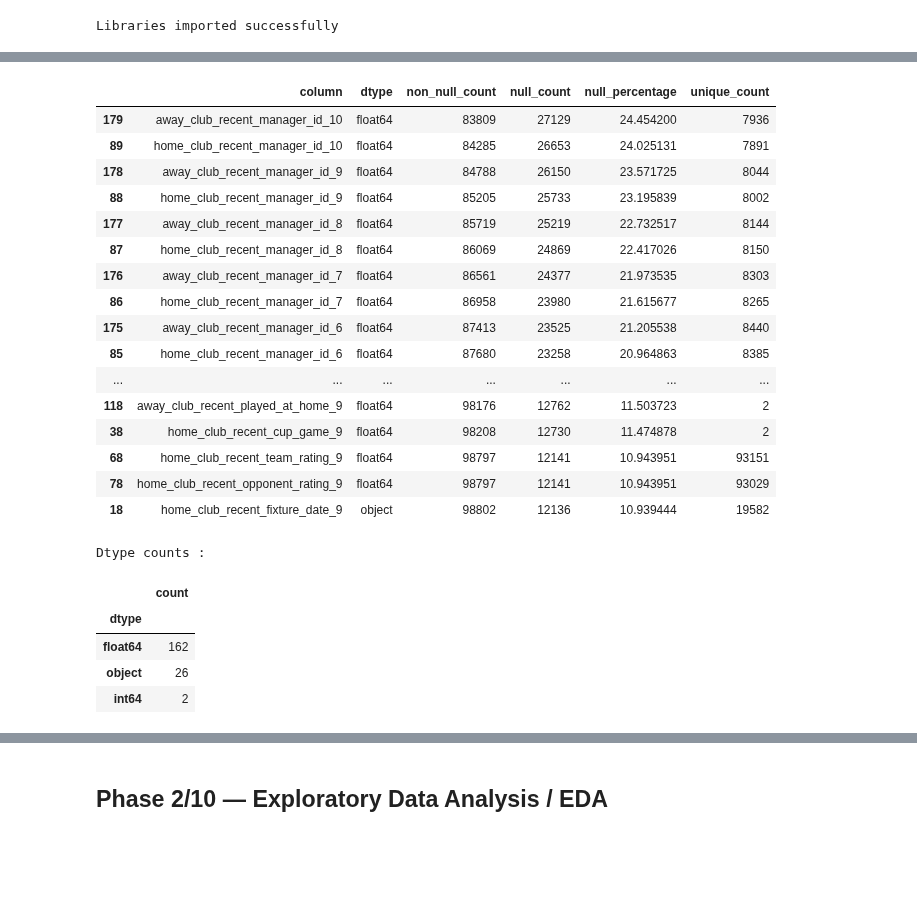
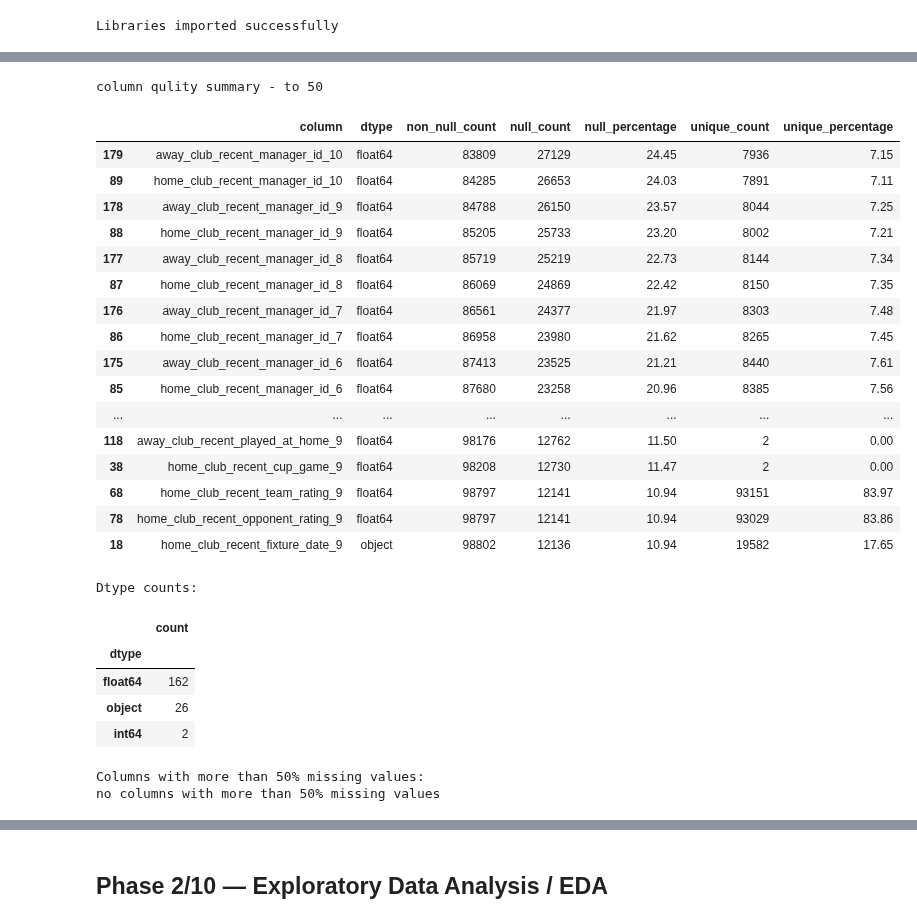
Before and after one commit to Aihan-2005/AiWithPython, a Jupyter notebook: Football_Match_Prediction/main.ipynb, the cells around one changed output, grey strips where cells are left out. Cells and saved outputs as stored; diff of their text form; code cells hidden in the pictures; blank space fills up the shorter version.

```diff
--- a/Football_Match_Prediction/main.ipynb
+++ b/Football_Match_Prediction/main.ipynb
@@ -237,41 +295,63 @@ Number of target classes: 3
 # %%
-dtype_summary = pd.DataFrame({
-    'column':df.columns,
+dtype_summary= pd.DataFrame({
+    'column' : df.columns,
     'dtype': df.dtypes.astype(str).values,
     'non_null_count': df.notna().sum().values,
     'null_count': df.isna().sum().values,
-    'null_percentage': (df.isna().mean().values *100),
+    'null_percentage': df.isna().mean().mul(100).round(2).values,
     'unique_count': [df[col].nunique(dropna=True) for col in df.columns]
 })
 
-display(dtype_summary.sort_values(['null_percentage','unique_count'],ascending=[False,False]).head(50))
 
-print('Dtype counts :')
+dtype_summary['unique_percentage'] = (
+    dtype_summary['unique_count'] / len(df)*100
+).round(2)
+
+dtype_summary = dtype_summary.sort_values(
+    ['null_percentage','unique_count'],
+    ascending=[False,False]
+)
+
+print('column qulity summary - to 50')
+display(dtype_summary.head(50))
+
+print('\nDtype counts:')
 display(dtype_summary['dtype'].value_counts().to_frame('count'))
+
+print('\nColumns with more than 50% missing values: ')
+high_missing_columns = dtype_summary[dtype_summary['null_percentage']>50]
+
+if len(high_missing_columns)> 0:
+    display(high_missing_columns)
+else:
+    print('no columns with more than 50% missing values')
 # %% [output]
+column qulity summary - to 50
-|  | column | dtype | non_null_count | null_count | null_percentage | unique_count |
-| 179 | away_club_recent_manager_id_10 | float64 | 83809 | 27129 | 24.454200 | 7936 |
-| 89 | home_club_recent_manager_id_10 | float64 | 84285 | 26653 | 24.025131 | 7891 |
-| 178 | away_club_recent_manager_id_9 | float64 | 84788 | 26150 | 23.571725 | 8044 |
-| 88 | home_club_recent_manager_id_9 | float64 | 85205 | 25733 | 23.195839 | 8002 |
-| 177 | away_club_recent_manager_id_8 | float64 | 85719 | 25219 | 22.732517 | 8144 |
-| 87 | home_club_recent_manager_id_8 | float64 | 86069 | 24869 | 22.417026 | 8150 |
-| 176 | away_club_recent_manager_id_7 | float64 | 86561 | 24377 | 21.973535 | 8303 |
-| 86 | home_club_recent_manager_id_7 | float64 | 86958 | 23980 | 21.615677 | 8265 |
-| 175 | away_club_recent_manager_id_6 | float64 | 87413 | 23525 | 21.205538 | 8440 |
-| 85 | home_club_recent_manager_id_6 | float64 | 87680 | 23258 | 20.964863 | 8385 |
-| ... | ... | ... | ... | ... | ... | ... |
-| 118 | away_club_recent_played_at_home_9 | float64 | 98176 | 12762 | 11.503723 | 2 |
-| 38 | home_club_recent_cup_game_9 | float64 | 98208 | 12730 | 11.474878 | 2 |
-| 68 | home_club_recent_team_rating_9 | float64 | 98797 | 12141 | 10.943951 | 93151 |
-| 78 | home_club_recent_opponent_rating_9 | float64 | 98797 | 12141 | 10.943951 | 93029 |
-| 18 | home_club_recent_fixture_date_9 | object | 98802 | 12136 | 10.939444 | 19582 |
+|  | column | dtype | non_null_count | null_count | null_percentage | unique_count | unique_percentage |
+| 179 | away_club_recent_manager_id_10 | float64 | 83809 | 27129 | 24.45 | 7936 | 7.15 |
+| 89 | home_club_recent_manager_id_10 | float64 | 84285 | 26653 | 24.03 | 7891 | 7.11 |
+| 178 | away_club_recent_manager_id_9 | float64 | 84788 | 26150 | 23.57 | 8044 | 7.25 |
+| 88 | home_club_recent_manager_id_9 | float64 | 85205 | 25733 | 23.20 | 8002 | 7.21 |
+| 177 | away_club_recent_manager_id_8 | float64 | 85719 | 25219 | 22.73 | 8144 | 7.34 |
+| 87 | home_club_recent_manager_id_8 | float64 | 86069 | 24869 | 22.42 | 8150 | 7.35 |
+| 176 | away_club_recent_manager_id_7 | float64 | 86561 | 24377 | 21.97 | 8303 | 7.48 |
+| 86 | home_club_recent_manager_id_7 | float64 | 86958 | 23980 | 21.62 | 8265 | 7.45 |
+| 175 | away_club_recent_manager_id_6 | float64 | 87413 | 23525 | 21.21 | 8440 | 7.61 |
+| 85 | home_club_recent_manager_id_6 | float64 | 87680 | 23258 | 20.96 | 8385 | 7.56 |
+| ... | ... | ... | ... | ... | ... | ... | ... |
+| 118 | away_club_recent_played_at_home_9 | float64 | 98176 | 12762 | 11.50 | 2 | 0.00 |
+| 38 | home_club_recent_cup_game_9 | float64 | 98208 | 12730 | 11.47 | 2 | 0.00 |
+| 68 | home_club_recent_team_rating_9 | float64 | 98797 | 12141 | 10.94 | 93151 | 83.97 |
+| 78 | home_club_recent_opponent_rating_9 | float64 | 98797 | 12141 | 10.94 | 93029 | 83.86 |
+| 18 | home_club_recent_fixture_date_9 | object | 98802 | 12136 | 10.94 | 19582 | 17.65 |
-Dtype counts :
+Dtype counts:
 |  | count |
 | dtype |  |
 | float64 | 162 |
 | object | 26 |
 | int64 | 2 |
+Columns with more than 50% missing values:
+no columns with more than 50% missing values
 # %%
 date_like_columns = [col for col in df.columns if "date" in col]
 
```
Also changed, not shown: parts of 34 cells of this notebook, 17 other files.
